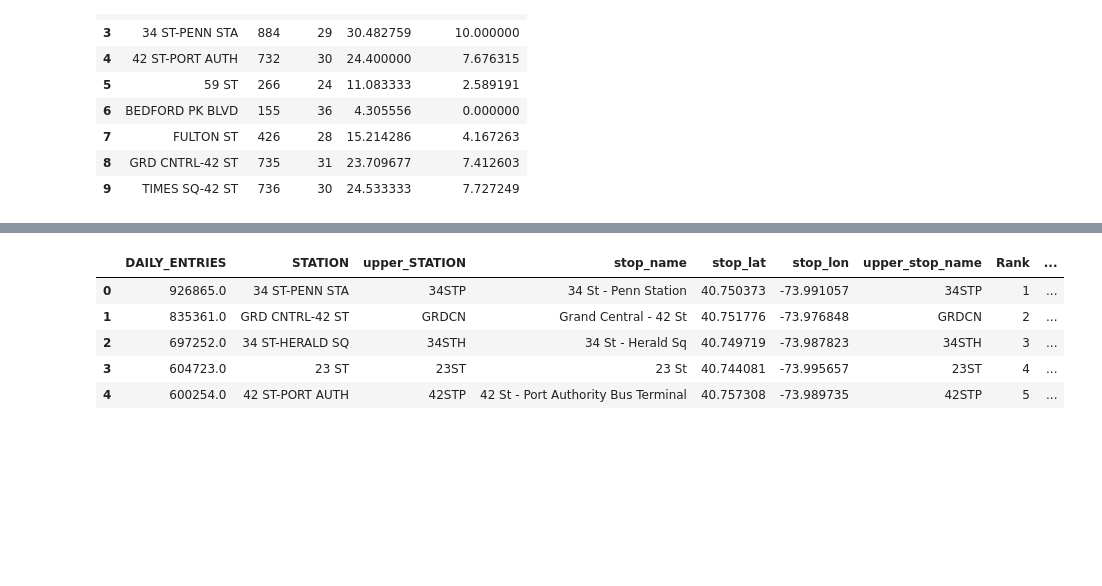
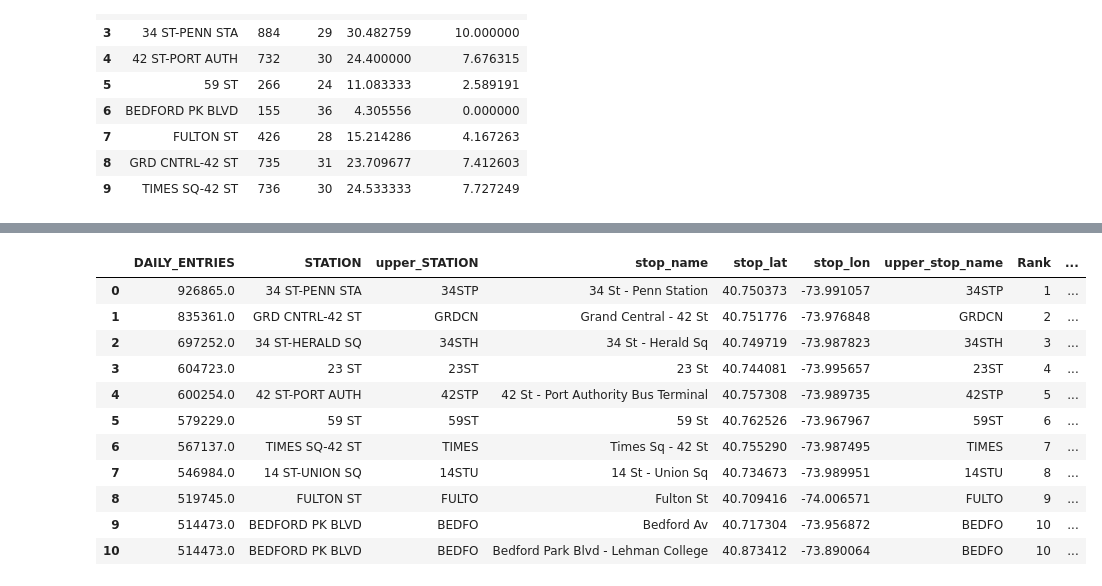
Before and after one commit to cyrus-rustomji/metis_projects, a Jupyter notebook: FirstProejct.ipynb, the cells around one changed output, grey strips where cells are left out. Saved outputs shown, nothing was run; the diff lists cells and outputs as text; code cells hidden in the pictures; blank space fills up the shorter version.

```diff
--- a/FirstProejct.ipynb
+++ b/FirstProejct.ipynb
@@ -804,4 +750,6 @@ yelp_scoure = rating_df[2]* 4+rating_df[1]* 2+ distance_df[2]* 4
 # %%
 yelp_df['yelp_p'] = yelp_scoure
 yelp_df.head()
+yelp_flattan_df = pd.DataFrame({'station':yelp_df.station.values, 'yelp_p':yelp_df.yelp_p.values})
+yelp_flattan_df
 # %% [output]
@@ -833,4 +784,4 @@ yelp_df_sort.head()
 [figure]
 # %%
-yelp_df = yelp_df[['station', 'yelp_p']]
-daily_yelp_df = top10Stations.merge(yelp_df, left_on='STATION', right_on='station', how='left')
+daily_yelp_df = top10Stations.merge(yelp_flattan_df, left_on='STATION', right_on='station', how='left')
+daily_yelp_df.head()
@@ -892,3 +837,11 @@ meetup_groupd_df
 | 7 | FULTON ST | 426 | 28 | 15.214286 | 4.167263 |
 | 8 | GRD CNTRL-42 ST | 735 | 31 | 23.709677 | 7.412603 |
 | 9 | TIMES SQ-42 ST | 736 | 30 | 24.533333 | 7.727249 |
+# %%
+plt.figure()
+plt.xlabel('Station Name')
+plt.ylabel('Meetup Score')
+meetup_groupd_df.sort_values(by=['meetup_score'],ascending=True)
+plt.barh(meetup_groupd_df_sort['station'], meetup_groupd_df_sort['meetup_score'], color = '#539caf', align = 'center')
+plt.show()
+meetup_groupd_df = meetup_groupd_df[['station','meetup_score']]
@@ -895,10 +850,18 @@ meetup_groupd_df
 # %%
-daily_yelp_meetup_df = top10Stations.merge(meetup_groupd_df, left_on='STATION', right_on='station', how='left')
-daily_yelp_meetup_df.head()
+daily_yelp_meetup_df = daily_yelp_df.merge(meetup_groupd_df, left_on='STATION', right_on='station', how='left', suffixes=('_left', '_right'))
+daily_yelp_meetup_df.rename(columns={'(yelp_p, )': 'yelp_score'}, inplace=True)
+daily_yelp_meetup_df
+#daily_yelp_meetup_df.columns
 # %% [output]
 |  | DAILY_ENTRIES | STATION | upper_STATION | stop_name | stop_lat | stop_lon | upper_stop_name | Rank | ... |
 | 0 | 926865.0 | 34 ST-PENN STA | 34STP | 34 St - Penn Station | 40.750373 | -73.991057 | 34STP | 1 | ... |
 | 1 | 835361.0 | GRD CNTRL-42 ST | GRDCN | Grand Central - 42 St | 40.751776 | -73.976848 | GRDCN | 2 | ... |
 | 2 | 697252.0 | 34 ST-HERALD SQ | 34STH | 34 St - Herald Sq | 40.749719 | -73.987823 | 34STH | 3 | ... |
 | 3 | 604723.0 | 23 ST | 23ST | 23 St | 40.744081 | -73.995657 | 23ST | 4 | ... |
 | 4 | 600254.0 | 42 ST-PORT AUTH | 42STP | 42 St - Port Authority Bus Terminal | 40.757308 | -73.989735 | 42STP | 5 | ... |
+| 5 | 579229.0 | 59 ST | 59ST | 59 St | 40.762526 | -73.967967 | 59ST | 6 | ... |
+| 6 | 567137.0 | TIMES SQ-42 ST | TIMES | Times Sq - 42 St | 40.755290 | -73.987495 | TIMES | 7 | ... |
+| 7 | 546984.0 | 14 ST-UNION SQ | 14STU | 14 St - Union Sq | 40.734673 | -73.989951 | 14STU | 8 | ... |
+| 8 | 519745.0 | FULTON ST | FULTO | Fulton St | 40.709416 | -74.006571 | FULTO | 9 | ... |
+| 9 | 514473.0 | BEDFORD PK BLVD | BEDFO | Bedford Av | 40.717304 | -73.956872 | BEDFO | 10 | ... |
+| 10 | 514473.0 | BEDFORD PK BLVD | BEDFO | Bedford Park Blvd - Lehman College | 40.873412 | -73.890064 | BEDFO | 10 | ... |
```
Also changed, not shown: parts of 18 cells of this notebook.
